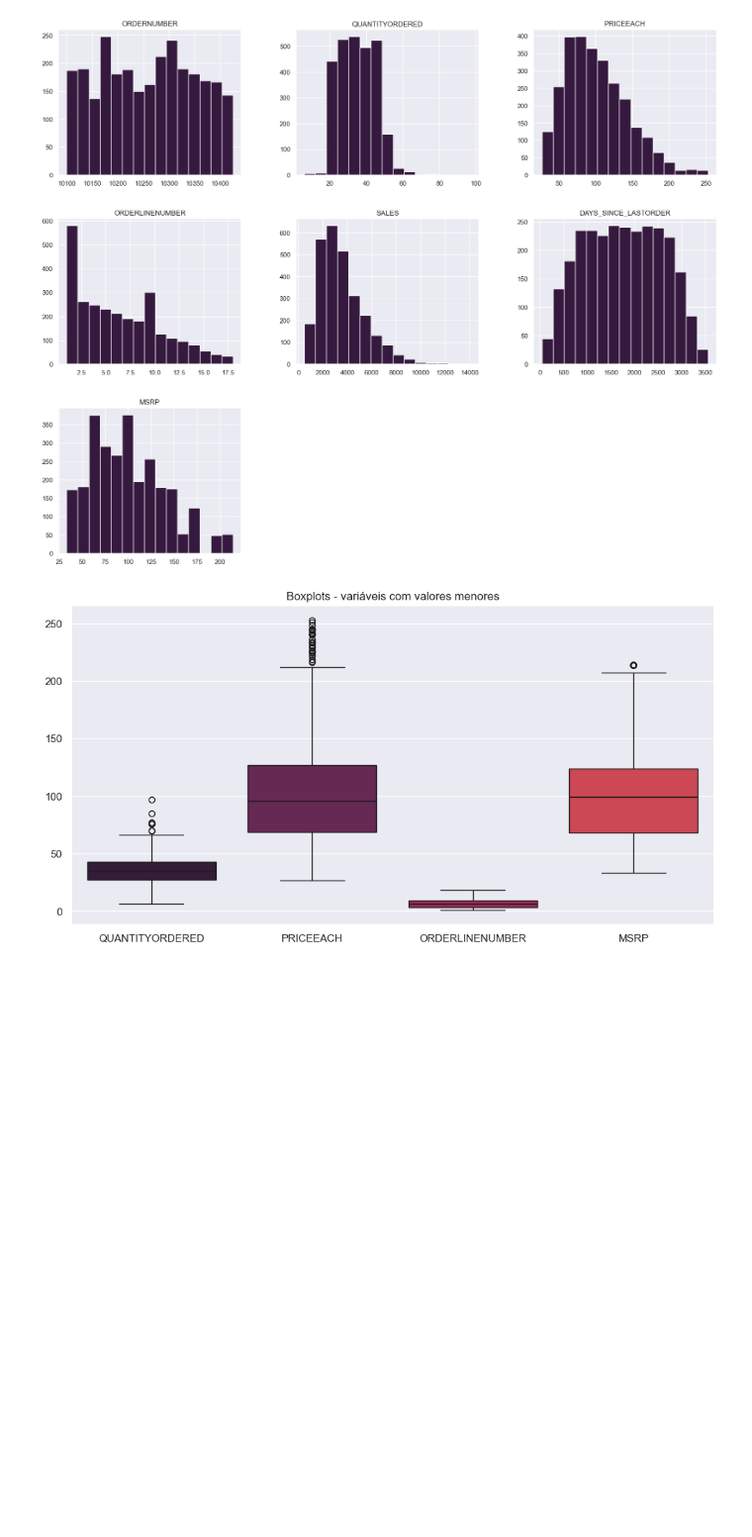
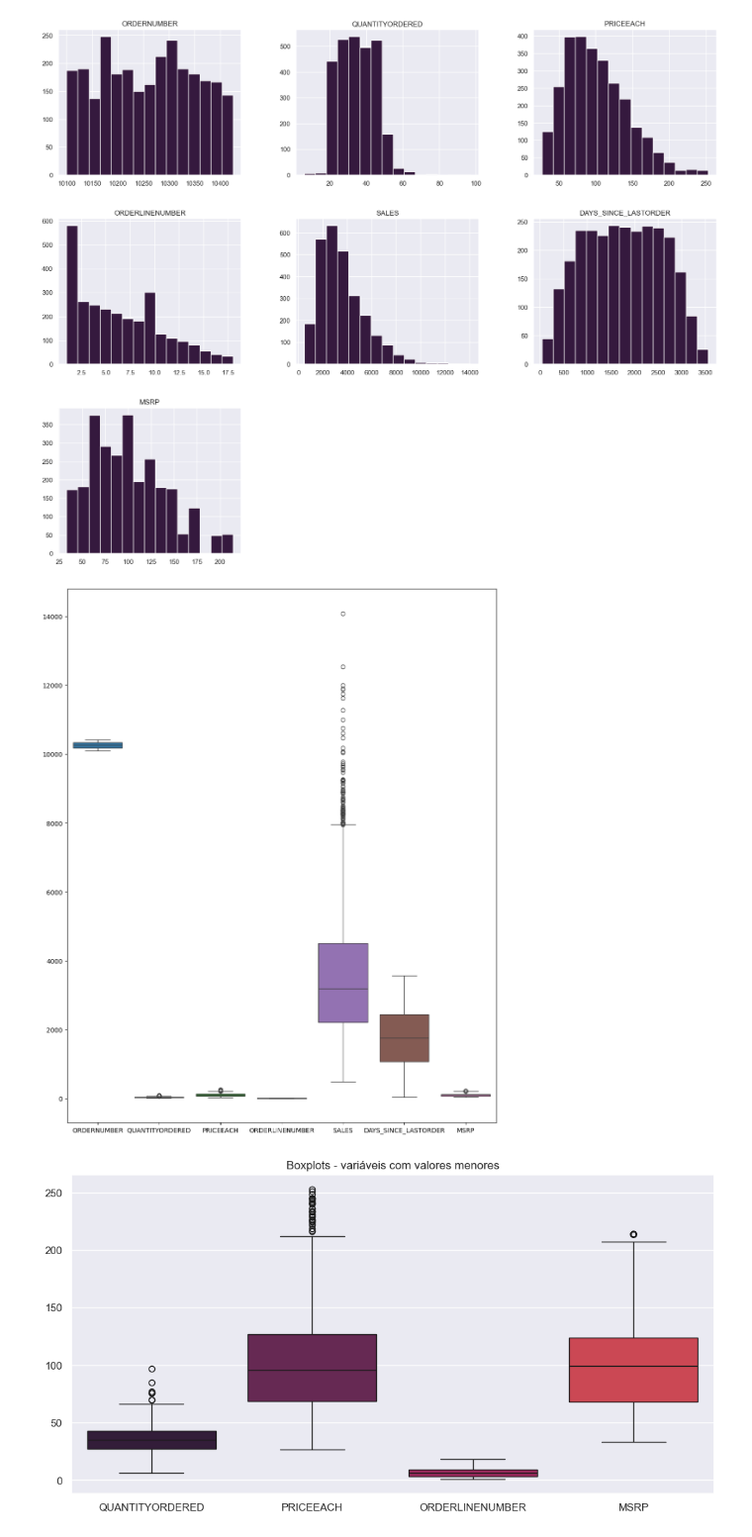
Before and after one commit to Michelyserras/Analise-vendas-automotivas, a Jupyter notebook: notebook/AnaliseAutomotiva.ipynb, the cells around one changed output. Shown: that part at 99% size. Drawn from its saved outputs; the diff is of its cells as text; code cells hidden in the pictures; blank space fills up the shorter version.

```diff
--- a/notebook/AnaliseAutomotiva.ipynb
+++ b/notebook/AnaliseAutomotiva.ipynb
@@ -165,6 +165,12 @@ array([[<Axes: title={'center': 'ORDERNUMBER'}>,
        [<Axes: title={'center': 'MSRP'}>, <Axes: >, <Axes: >]],
       dtype=object)
 [figure]
+# %%
+plt.figure(figsize=(12, 15))
+sns.boxplot(data=df)
+plt.show()
+# %% [output]
+[figure, added]
 # %%
 # Boxplots para variáveis com valores menores
 plt.figure(figsize=(12, 6))
```
Also changed, not shown: parts of 2 cells of this notebook.
